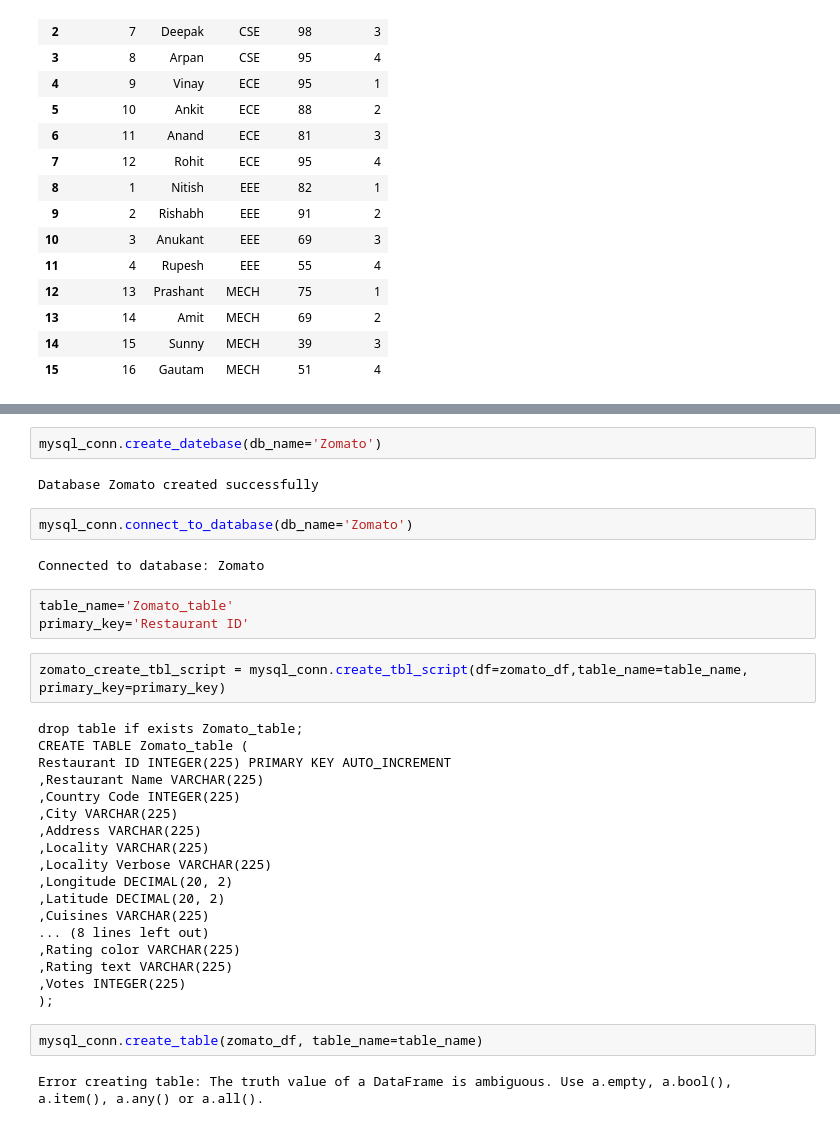
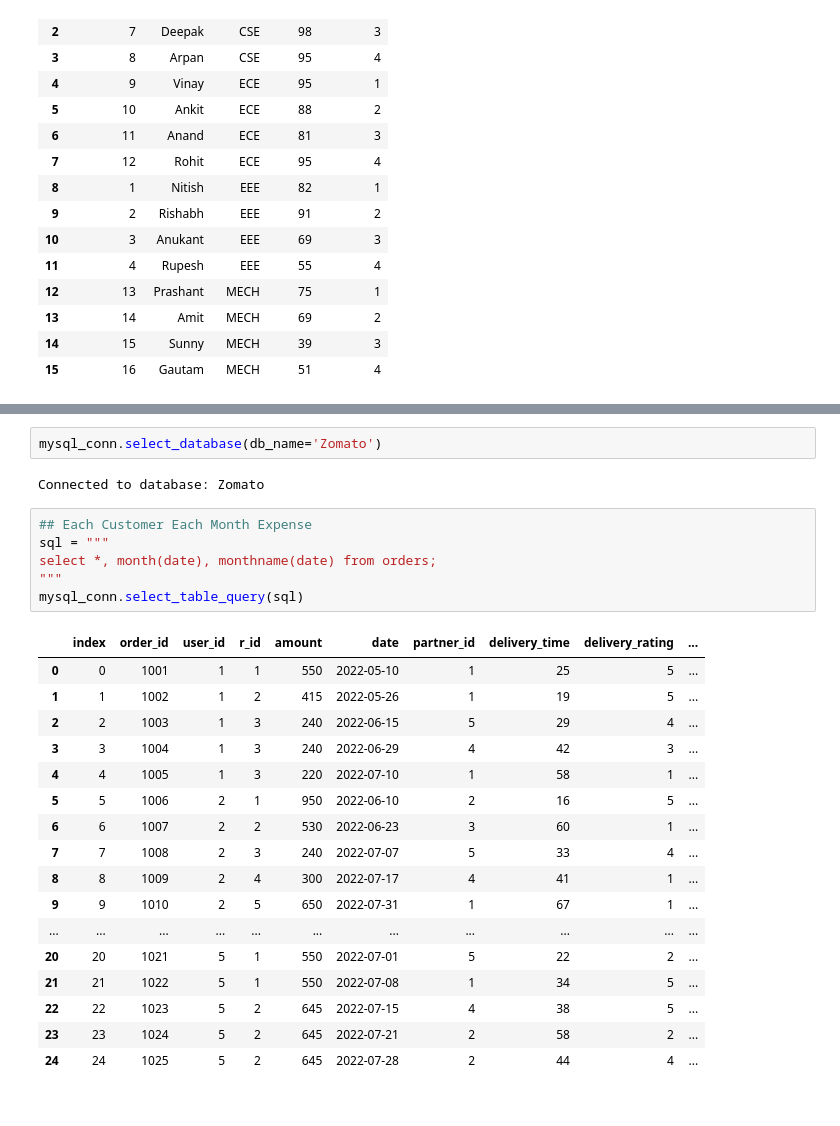
Before and after one commit to ndangol4873/ML_NOTE, a Jupyter notebook: SQL/Python_4_sql/Window_function.ipynb, the cells around one changed output, grey strips where cells are left out. Cells and saved outputs as stored; diff of their text form.

```diff
--- a/SQL/Python_4_sql/Window_function.ipynb
+++ b/SQL/Python_4_sql/Window_function.ipynb
@@ -244,35 +261,28 @@ memory usage: 1.5+ MB
 # %%
-mysql_conn.create_datebase(db_name='Zomato')
+mysql_conn.select_database(db_name='Zomato')
 # %% [output]
-Database Zomato created successfully
+Connected to database: Zomato
-# %%
-mysql_conn.connect_to_database(db_name='Zomato')
-# %% [output]
-Connected to database: Zomato
-# %%
-table_name='Zomato_table'
-primary_key='Restaurant ID'
-# %%
-zomato_create_tbl_script = mysql_conn.create_tbl_script(df=zomato_df,table_name=table_name, primary_key=primary_key)
-# %% [output]
-drop table if exists Zomato_table;
-CREATE TABLE Zomato_table (
-Restaurant ID INTEGER(225) PRIMARY KEY AUTO_INCREMENT
-,Restaurant Name VARCHAR(225)
-,Country Code INTEGER(225)
-,City VARCHAR(225)
-,Address VARCHAR(225)
-,Locality VARCHAR(225)
-,Locality Verbose VARCHAR(225)
-,Longitude DECIMAL(20, 2)
-,Latitude DECIMAL(20, 2)
-,Cuisines VARCHAR(225)
-... (8 lines left out)
-,Rating color VARCHAR(225)
-,Rating text VARCHAR(225)
-,Votes INTEGER(225)
-);
-# %%
-mysql_conn.create_table(zomato_df, table_name=table_name)
-# %% [output]
-Error creating table: The truth value of a DataFrame is ambiguous. Use a.empty, a.bool(), a.item(), a.any() or a.all().
+# %%
+## Each Customer Each Month Expense
+sql = """
+select *, month(date), monthname(date) from orders;
+"""
+mysql_conn.select_table_query(sql)
+# %% [output]
+|  | index | order_id | user_id | r_id | amount | date | partner_id | delivery_time | delivery_rating | ... |
+| 0 | 0 | 1001 | 1 | 1 | 550 | 2022-05-10 | 1 | 25 | 5 | ... |
+| 1 | 1 | 1002 | 1 | 2 | 415 | 2022-05-26 | 1 | 19 | 5 | ... |
+| 2 | 2 | 1003 | 1 | 3 | 240 | 2022-06-15 | 5 | 29 | 4 | ... |
+| 3 | 3 | 1004 | 1 | 3 | 240 | 2022-06-29 | 4 | 42 | 3 | ... |
+| 4 | 4 | 1005 | 1 | 3 | 220 | 2022-07-10 | 1 | 58 | 1 | ... |
+| 5 | 5 | 1006 | 2 | 1 | 950 | 2022-06-10 | 2 | 16 | 5 | ... |
+| 6 | 6 | 1007 | 2 | 2 | 530 | 2022-06-23 | 3 | 60 | 1 | ... |
+| 7 | 7 | 1008 | 2 | 3 | 240 | 2022-07-07 | 5 | 33 | 4 | ... |
+| 8 | 8 | 1009 | 2 | 4 | 300 | 2022-07-17 | 4 | 41 | 1 | ... |
+| 9 | 9 | 1010 | 2 | 5 | 650 | 2022-07-31 | 1 | 67 | 1 | ... |
+| ... | ... | ... | ... | ... | ... | ... | ... | ... | ... | ... |
+| 20 | 20 | 1021 | 5 | 1 | 550 | 2022-07-01 | 5 | 22 | 2 | ... |
+| 21 | 21 | 1022 | 5 | 1 | 550 | 2022-07-08 | 1 | 34 | 5 | ... |
+| 22 | 22 | 1023 | 5 | 2 | 645 | 2022-07-15 | 4 | 38 | 5 | ... |
+| 23 | 23 | 1024 | 5 | 2 | 645 | 2022-07-21 | 2 | 58 | 2 | ... |
+| 24 | 24 | 1025 | 5 | 2 | 645 | 2022-07-28 | 2 | 44 | 4 | ... |
```
Also changed, not shown: parts of 14 cells of this notebook, 11 other files.
